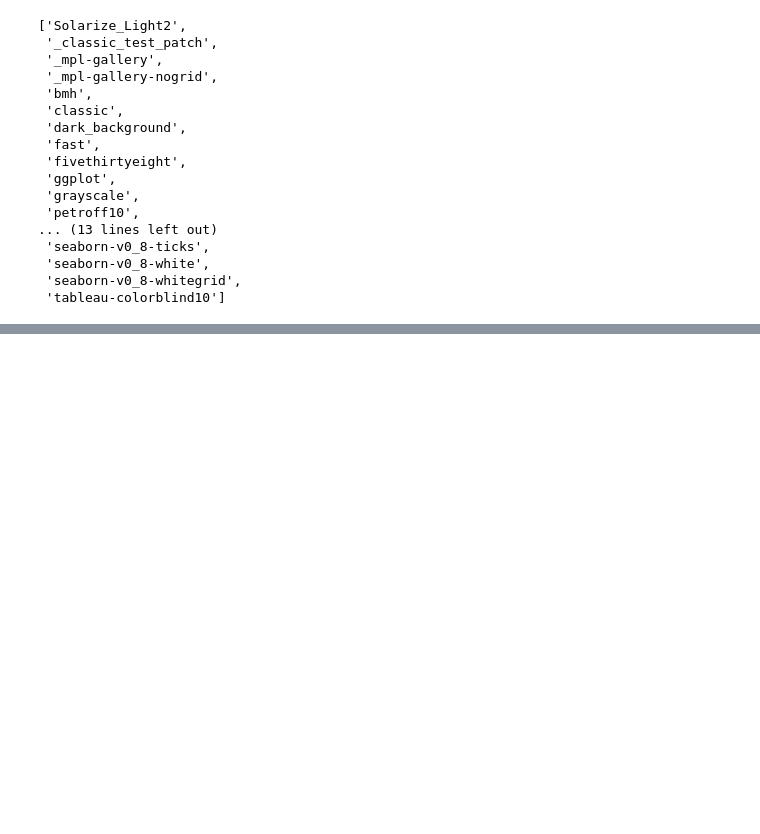
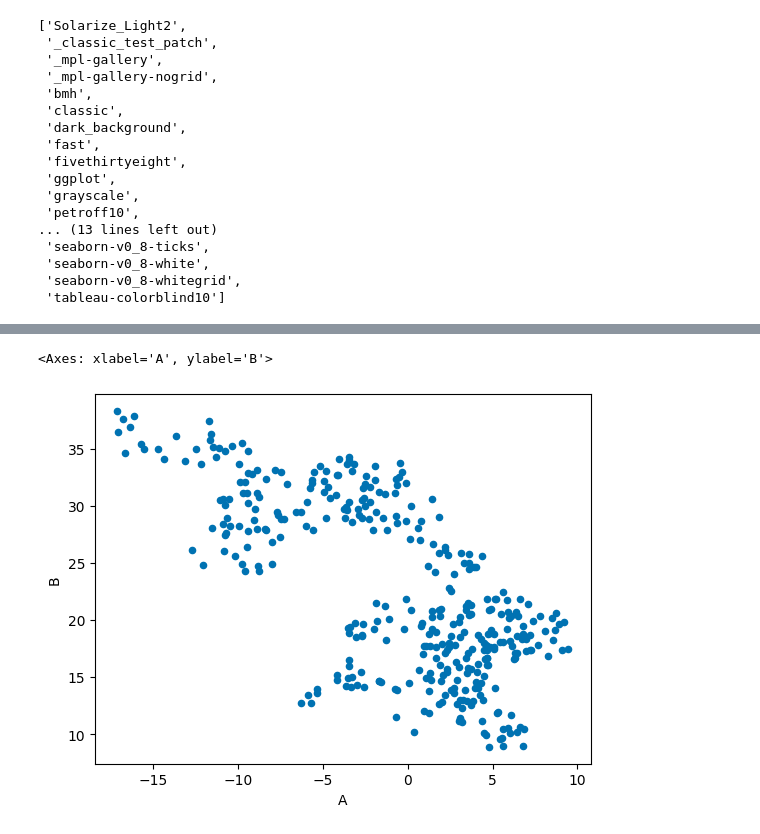
Before and after one commit to Zainab-Ayoub/dataScienceProblems, a Jupyter notebook: plottingWithPandas.ipynb, the cells around one changed output, grey strips where cells are left out. Saved outputs shown, nothing was run; the diff lists cells and outputs as text; code cells hidden in the pictures; blank space fills up the shorter version.

```diff
--- a/plottingWithPandas.ipynb
+++ b/plottingWithPandas.ipynb
@@ -26,0 +48,5 @@ plt.style.use('seaborn-v0_8-colorblind')
+# %%
+df.plot('A', 'B', kind='scatter')
+# %% [output]
+<Axes: xlabel='A', ylabel='B'>
+[figure, added]
```
Also changed, not shown: parts of 4 cells of this notebook.
